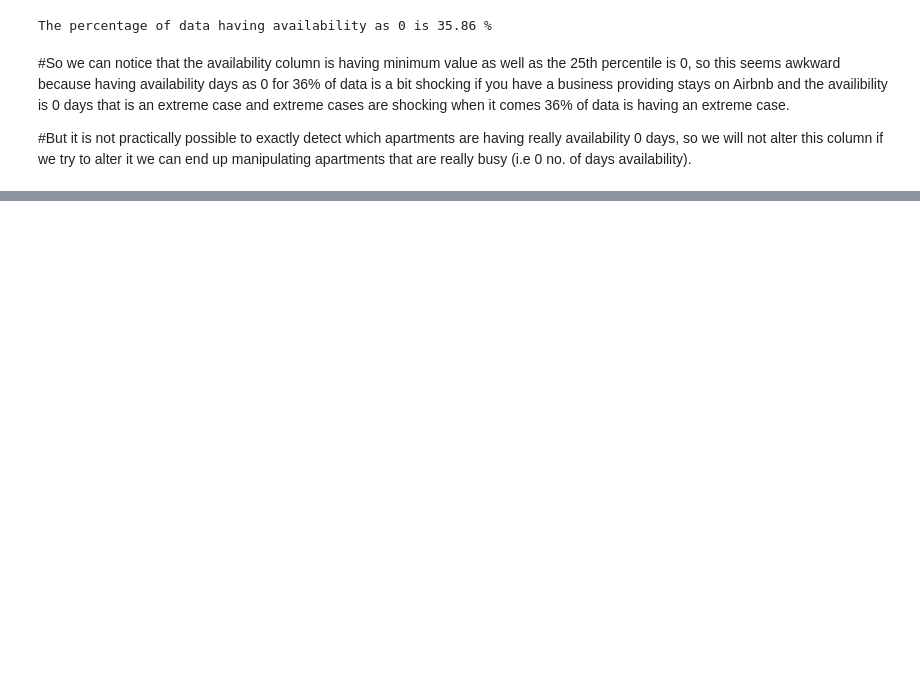
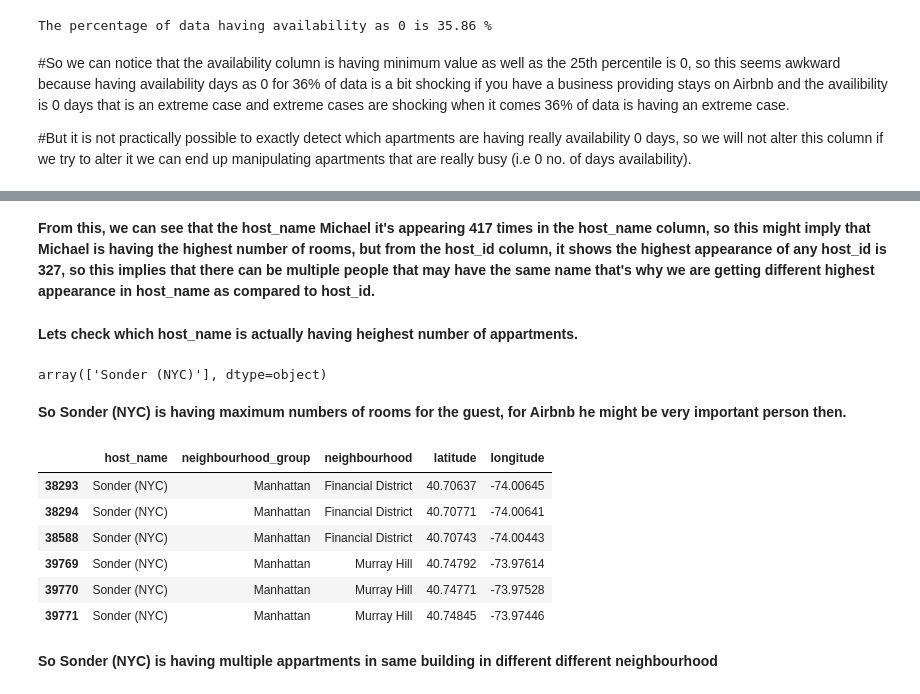
Before and after one commit to dil150898/Airbnb-EDA, a Jupyter notebook: Airbnb_Bookings_Analysis_Capstone_Project.ipynb, the cells around one changed output, grey strips where cells are left out. Drawn from its saved outputs; the diff is of its cells as text; code cells hidden in the pictures; blank space fills up the shorter version.

```diff
--- a/Airbnb_Bookings_Analysis_Capstone_Project.ipynb
+++ b/Airbnb_Bookings_Analysis_Capstone_Project.ipynb
@@ -259,0 +341,23 @@ The percentage of data having availability as 0 is 35.86 %
+# %% [markdown]
+**From this, we can see that the host_name Michael it's appearing 417 times in the host_name column, so this might imply that Michael is having the highest number of rooms, but from the host_id column, it shows the highest appearance of any host_id is 327, so this implies that there can be multiple people that may have the same name that's why we are getting different highest appearance in host_name as compared to host_id.**
+# %% [markdown]
+**Lets check which host_name is actually having heighest number of appartments.**
+# %%
+df[df['host_id']==219517861]['host_name'].unique()
+# %% [output]
+array(['Sonder (NYC)'], dtype=object)
+# %% [markdown]
+**So Sonder (NYC) is having maximum numbers of rooms for the guest, for Airbnb he might be very important person then.**
+# %%
+df_sonder=df[df['host_name']=='Sonder (NYC)']
+df_sonder[['host_name','neighbourhood_group','neighbourhood','latitude','longitude']].head(6)
+# %% [output]
+|  | host_name | neighbourhood_group | neighbourhood | latitude | longitude |
+| 38293 | Sonder (NYC) | Manhattan | Financial District | 40.70637 | -74.00645 |
+| 38294 | Sonder (NYC) | Manhattan | Financial District | 40.70771 | -74.00641 |
+| 38588 | Sonder (NYC) | Manhattan | Financial District | 40.70743 | -74.00443 |
+| 39769 | Sonder (NYC) | Manhattan | Murray Hill | 40.74792 | -73.97614 |
+| 39770 | Sonder (NYC) | Manhattan | Murray Hill | 40.74771 | -73.97528 |
+| 39771 | Sonder (NYC) | Manhattan | Murray Hill | 40.74845 | -73.97446 |
+# %% [markdown]
+**So Sonder (NYC) is having multiple appartments in same building in different different neighbourhood**
```
Also changed, not shown: parts of 23 cells of this notebook.
